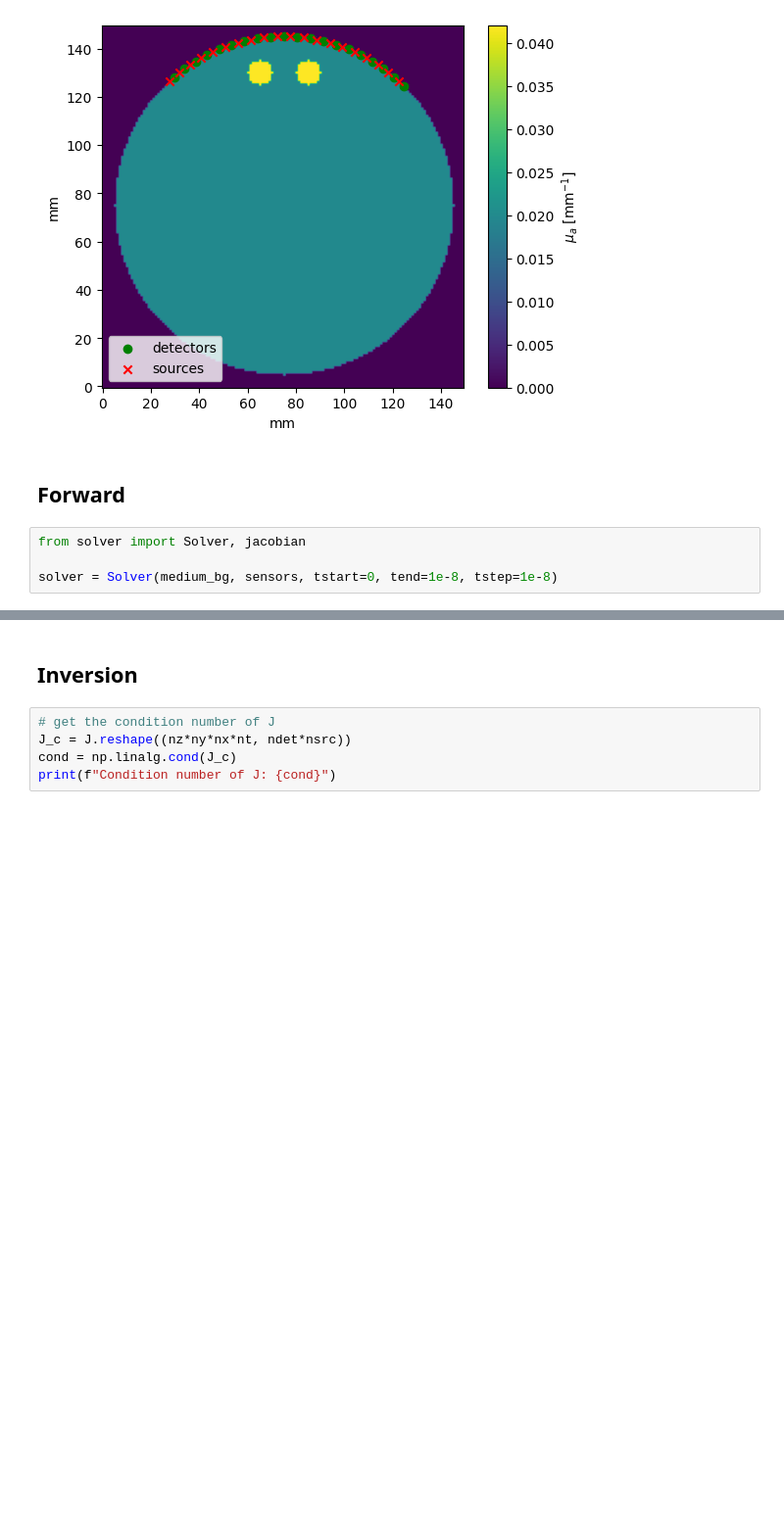
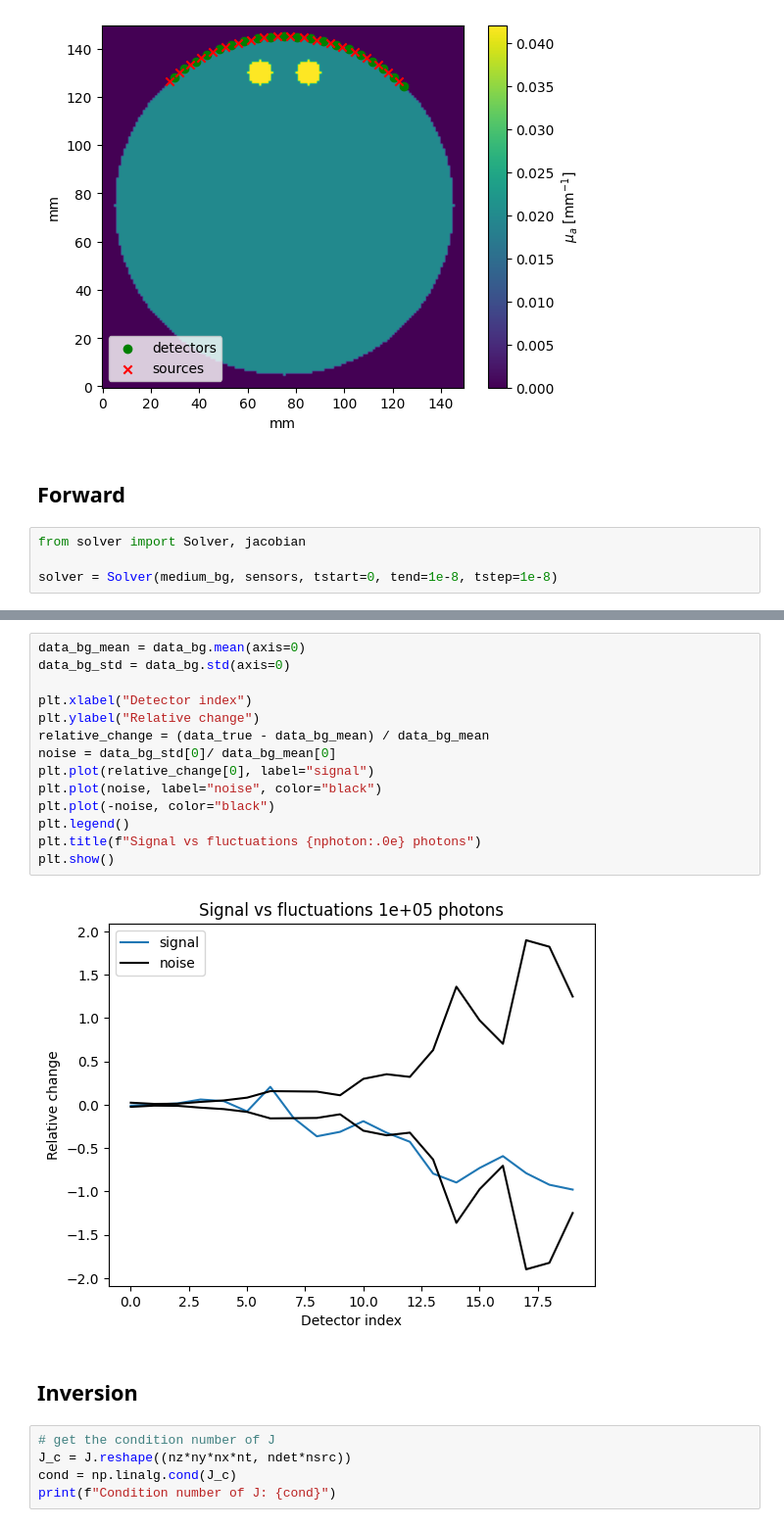
Before and after one commit to neural-imagery/tomography-experiments, a Jupyter notebook: 3d/main.ipynb, the cells around one changed output, grey strips where cells are left out. Shown at 98% size. Drawn from its saved outputs; the diff is of its cells as text; blank space fills up the shorter version.

```diff
--- a/3d/main.ipynb
+++ b/3d/main.ipynb
@@ -74,3 +109,19 @@ total simulated energy: 100000000.00    absorbed: 39.80586%
+# %%
+data_bg_mean = data_bg.mean(axis=0)
+data_bg_std = data_bg.std(axis=0)
+
+plt.xlabel("Detector index")
+plt.ylabel("Relative change")
+relative_change = (data_true - data_bg_mean) / data_bg_mean
+noise = data_bg_std[0]/ data_bg_mean[0]
+plt.plot(relative_change[0], label="signal")
+plt.plot(noise, label="noise", color="black")
+plt.plot(-noise, color="black")
+plt.legend()
+plt.title(f"Signal vs fluctuations {nphoton:.0e} photons")
+plt.show()
+# %% [output]
+[figure, added]
 # %% [markdown]
 ## Inversion
 # %%
```
Also changed, not shown: parts of 7 cells of this notebook.
